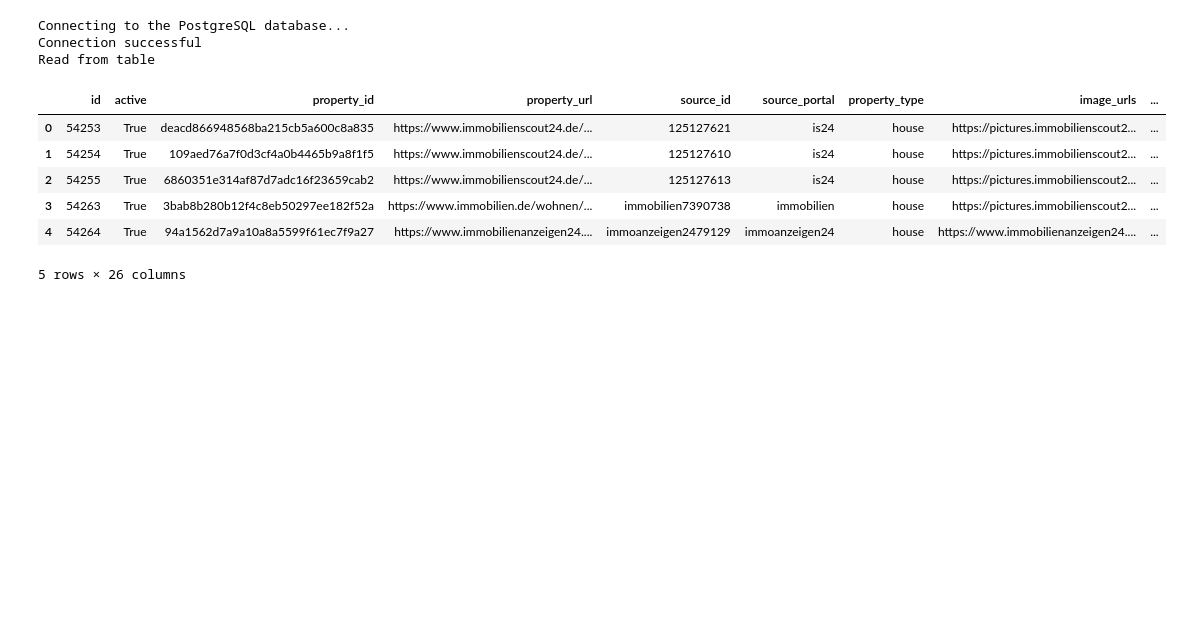
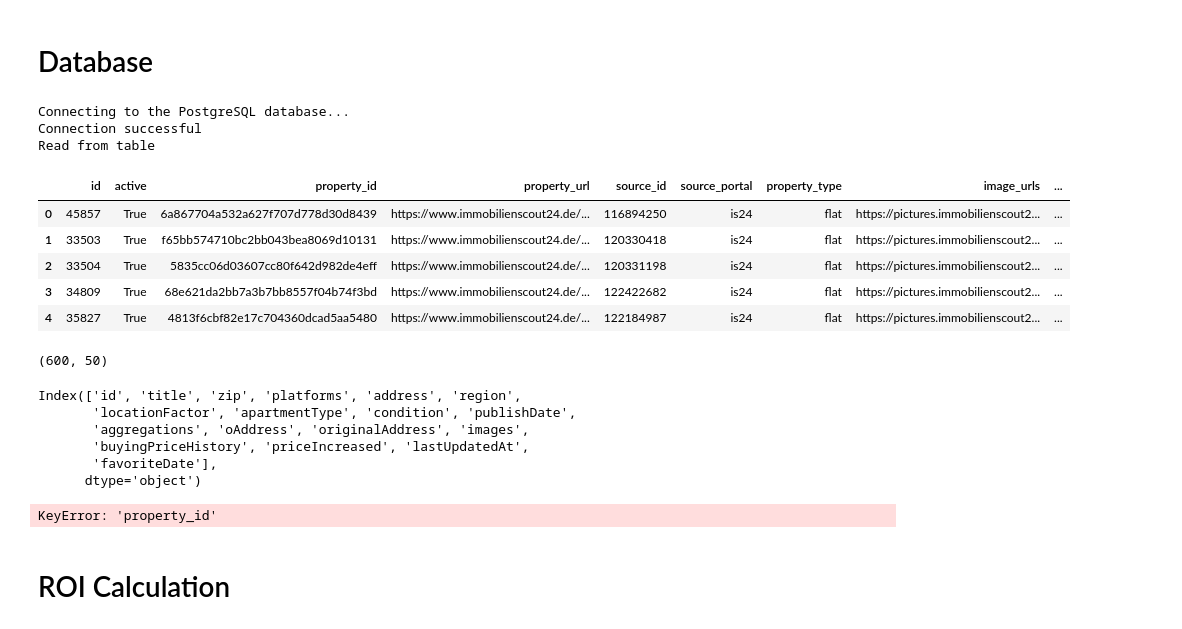
Before and after one commit to FollowJack/awesome-dataengineer-masterclass, a Jupyter notebook: 02_real_estate_roi_calculator/notebooks/playfield.ipynb, the cells around one changed output. Saved outputs shown, nothing was run; the diff lists cells and outputs as text; code cells hidden in the pictures; blank space fills up the shorter version.

```diff
--- a/02_real_estate_roi_calculator/notebooks/playfield.ipynb
+++ b/02_real_estate_roi_calculator/notebooks/playfield.ipynb
@@ -58,0 +37,7 @@ ValueError: Mixing dicts with non-Series may lead to ambiguous ordering.
+# %%
+JSON_PATH = "../data/immo.json"
+# %%
+with open(JSON_PATH) as json_file:
+    data = json.load(json_file)
+df = pd.DataFrame.from_dict(data)
+df.head()
@@ -59,4 +181,38 @@ ValueError: Mixing dicts with non-Series may lead to ambiguous ordering.
+# %% [markdown]
+# Database
 # %%
+import psycopg2
+import pandas as pd
+import os
+from dotenv import load_dotenv
+
+load_dotenv()
+
+DB_HOST = os.getenv('DB_HOST')
+DB_NAME  = os.getenv('DB_NAME')
+DB_USER  = os.getenv('DB_USER')
+DB_PASSWORD  = os.getenv('DB_PASSWORD')
+
+connection_parameter = {
+    "host"      : DB_HOST,
+    "database"  : DB_NAME,
+    "user"      : DB_USER,
+    "password"  : DB_PASSWORD
+}
+
+def connect(connection_parameter):
+    """ Connect to the PostgreSQL database server """
+    conn = None
+    try:
+        # connect to the PostgreSQL server
+        print('Connecting to the PostgreSQL database...')
+        conn = psycopg2.connect(**connection_parameter)
+    except (Exception, psycopg2.DatabaseError) as error:
+        print(error)
+        sys.exit(1)
+    print("Connection successful")
+    return conn
+
 def postgresql_to_dataframe(conn, select_query):
     """
     Tranform a SELECT query into a pandas dataframe
@@ -81,18 +237,41 @@ def postgresql_to_dataframe(conn, select_query):
 # %%
 # Connect to the database
 conn = connect(connection_parameter)
 column_names = []#["id", "source", "datetime", "mean_temp"]
 # Execute the "SELECT *" query
-df = postgresql_to_dataframe(conn, "SELECT * FROM public.api_liveaiproperty;")
+df = postgresql_to_dataframe(conn, "SELECT * FROM public.api_liveaiproperty")
 df.head()
 # %% [output]
 Connecting to the PostgreSQL database...
 Connection successful
 Read from table
 |  | id | active | property_id | property_url | source_id | source_portal | property_type | image_urls | ... |
-| 0 | 54253 | True | deacd866948568ba215cb5a600c8a835 | https://www.immobilienscout24.de/... | 125127621 | is24 | house | https://pictures.immobilienscout2... | ... |
-| 1 | 54254 | True | 109aed76a7f0d3cf4a0b4465b9a8f1f5 | https://www.immobilienscout24.de/... | 125127610 | is24 | house | https://pictures.immobilienscout2... | ... |
-| 2 | 54255 | True | 6860351e314af87d7adc16f23659cab2 | https://www.immobilienscout24.de/... | 125127613 | is24 | house | https://pictures.immobilienscout2... | ... |
-| 3 | 54263 | True | 3bab8b280b12f4c8eb50297ee182f52a | https://www.immobilien.de/wohnen/... | immobilien7390738 | immobilien | house | https://pictures.immobilienscout2... | ... |
-| 4 | 54264 | True | 94a1562d7a9a10a8a5599f61ec7f9a27 | https://www.immobilienanzeigen24.... | immoanzeigen2479129 | immoanzeigen24 | house | https://www.immobilienanzeigen24.... | ... |
+| 0 | 45857 | True | 6a867704a532a627f707d778d30d8439 | https://www.immobilienscout24.de/... | 116894250 | is24 | flat | https://pictures.immobilienscout2... | ... |
+| 1 | 33503 | True | f65bb574710bc2bb043bea8069d10131 | https://www.immobilienscout24.de/... | 120330418 | is24 | flat | https://pictures.immobilienscout2... | ... |
+| 2 | 33504 | True | 5835cc06d03607cc80f642d982de4eff | https://www.immobilienscout24.de/... | 120331198 | is24 | flat | https://pictures.immobilienscout2... | ... |
+| 3 | 34809 | True | 68e621da2bb7a3b7bb8557f04b74f3bd | https://www.immobilienscout24.de/... | 122422682 | is24 | flat | https://pictures.immobilienscout2... | ... |
+| 4 | 35827 | True | 4813f6cbf82e17c704360dcad5aa5480 | https://www.immobilienscout24.de/... | 122184987 | is24 | flat | https://pictures.immobilienscout2... | ... |
-5 rows × 26 columns
+# %%
+df.shape
+# %% [output]
+(600, 50)
+# %%
+df.columns[df.dtypes == object]
+# %% [output]
+Index(['id', 'title', 'zip', 'platforms', 'address', 'region',
+       'locationFactor', 'apartmentType', 'condition', 'publishDate',
+       'aggregations', 'oAddress', 'originalAddress', 'images',
+       'buyingPriceHistory', 'priceIncreased', 'lastUpdatedAt',
+       'favoriteDate'],
+      dtype='object')
+# %%
+#columns_strings = df.columns[df.dtypes == object]
+columns_strings = ['property_id', 'property_url', 'source_id', 'source_portal',
+       'property_type', 'image_urls', 'image_captions', 'city', 'title',
+       'address', 'condition', 'zipcode']
+for column in columns_strings:
+    print(f"Column: {column}: {df[column].str.len().max()}")
+# %% [output]
+KeyError: 'property_id'
+# %% [markdown]
+# ROI Calculation
```
Also changed, not shown: parts of 30 cells of this notebook, 16 other files.
